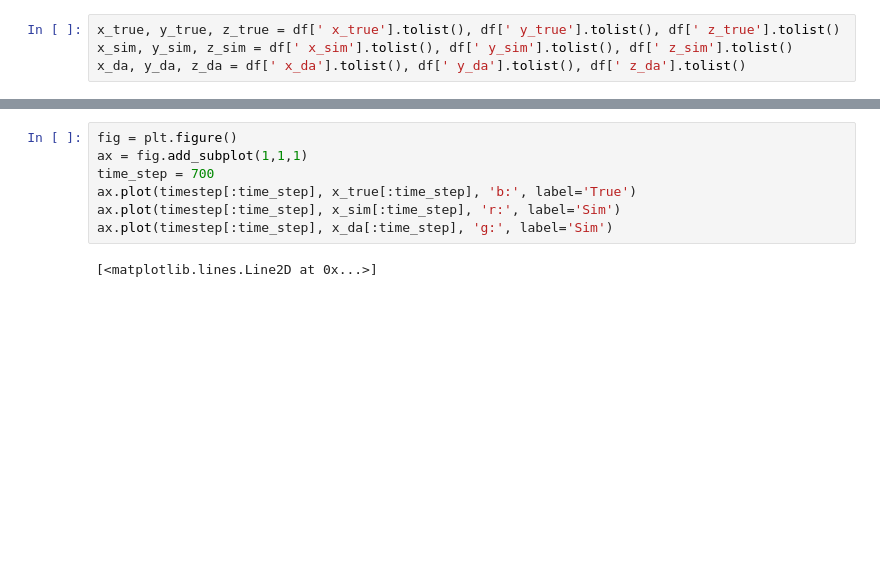
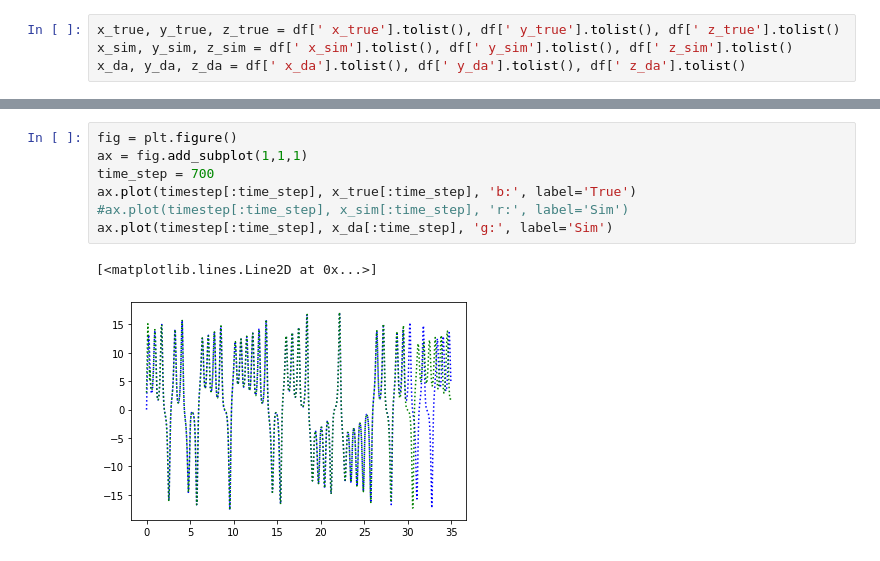
Before and after one commit to Toyo-Daichi/DA_basic, a Jupyter notebook: output/Lorenz63_quickview.ipynb, the cells around one changed output, grey strips where cells are left out. Drawn from its saved outputs; the diff is of its cells as text; blank space fills up the shorter version.

```diff
--- a/output/Lorenz63_quickview.ipynb
+++ b/output/Lorenz63_quickview.ipynb
@@ -43,9 +43,10 @@ ax.plot(x_true[:], y_true[:], 'b:', label='True')
 # %%
 fig = plt.figure()
 ax = fig.add_subplot(1,1,1)
 time_step = 700
 ax.plot(timestep[:time_step], x_true[:time_step], 'b:', label='True')
-ax.plot(timestep[:time_step], x_sim[:time_step], 'r:', label='Sim')
+#ax.plot(timestep[:time_step], x_sim[:time_step], 'r:', label='Sim')
 ax.plot(timestep[:time_step], x_da[:time_step], 'g:', label='Sim')
 # %% [output]
 [<matplotlib.lines.Line2D at 0x...>]
+[figure, added]
```
Also changed, not shown: parts of 2 cells of this notebook, 1 other file.
